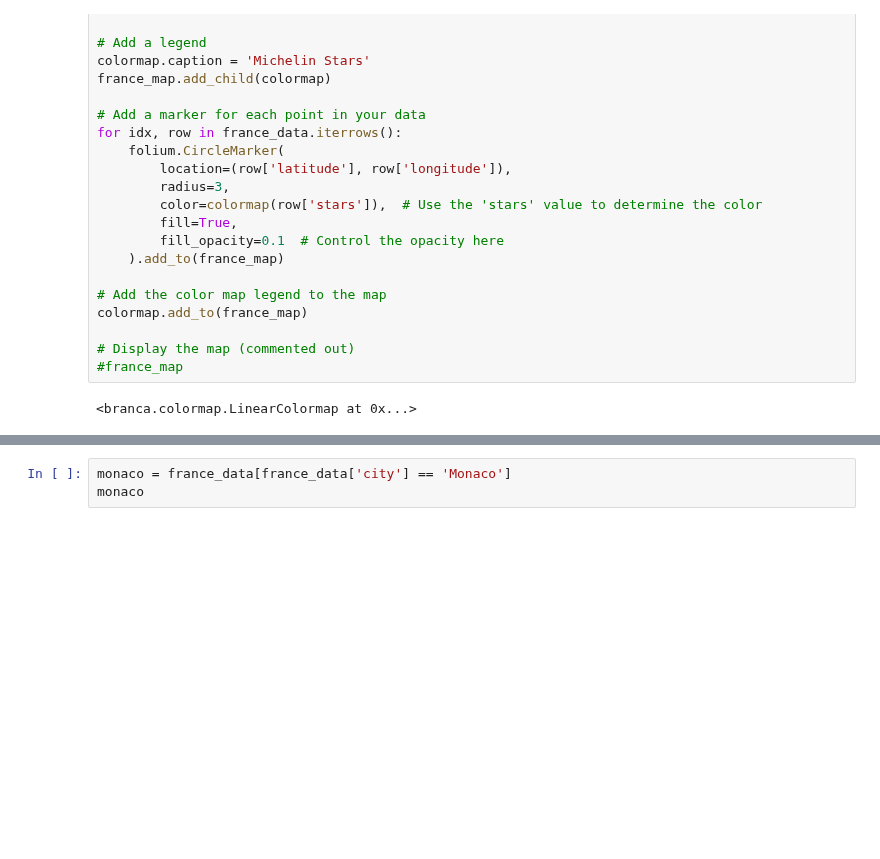
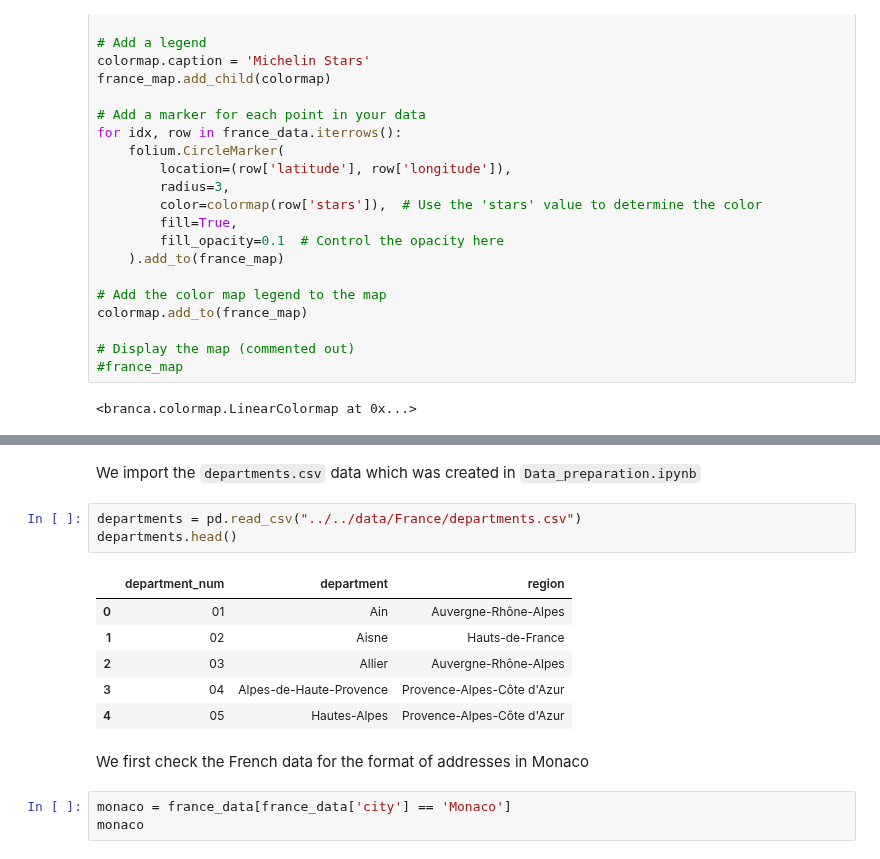
Before and after one commit to pineapple-bois/Michelin_Rated_Restaurants, a Jupyter notebook: Notebooks/France/France.ipynb, the cells around one changed output, grey strips where cells are left out. Cells and saved outputs as stored; diff of their text form; blank space fills up the shorter version.

```diff
--- a/Notebooks/France.ipynb
+++ b/Notebooks/France/France.ipynb
@@ -160,3 +134,17 @@ We first check the format of addresses in Monaco
+# %% [markdown]
+We import the `departments.csv` data which was created in `Data_preparation.ipynb`
+# %%
+departments = pd.read_csv("../../data/France/departments.csv")
+departments.head()
+# %% [output]
+|  | department_num | department | region |
+| 0 | 01 | Ain | Auvergne-Rhône-Alpes |
+| 1 | 02 | Aisne | Hauts-de-France |
+| 2 | 03 | Allier | Auvergne-Rhône-Alpes |
+| 3 | 04 | Alpes-de-Haute-Provence | Provence-Alpes-Côte d'Azur |
+| 4 | 05 | Hautes-Alpes | Provence-Alpes-Côte d'Azur |
+# %% [markdown]
+We first check the French data for the format of addresses in Monaco
 # %%
 monaco = france_data[france_data['city'] == 'Monaco']
 monaco
```
Also changed, not shown: parts of 25 cells of this notebook, 9 other files.
